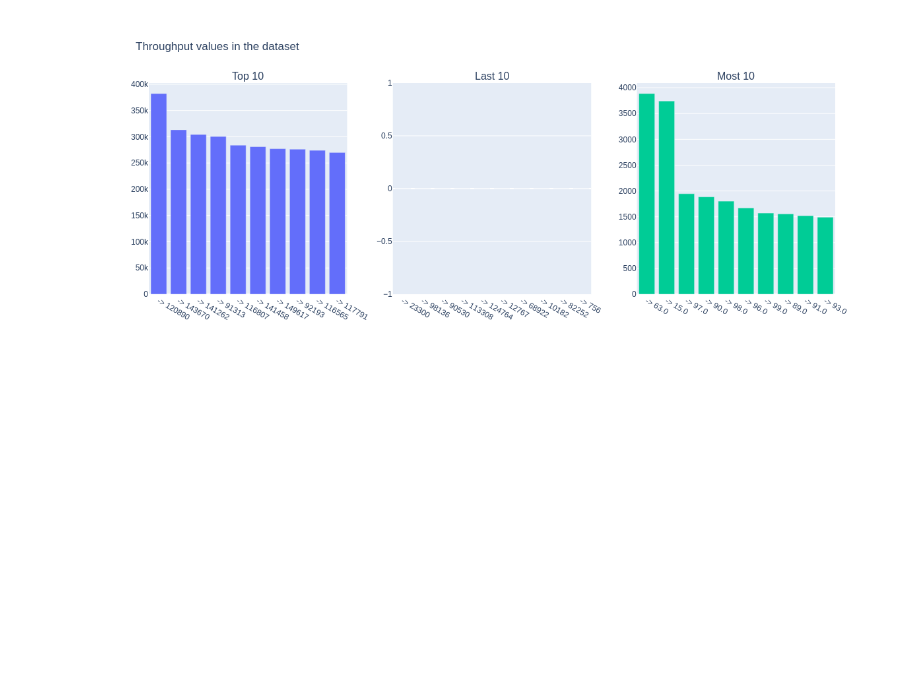
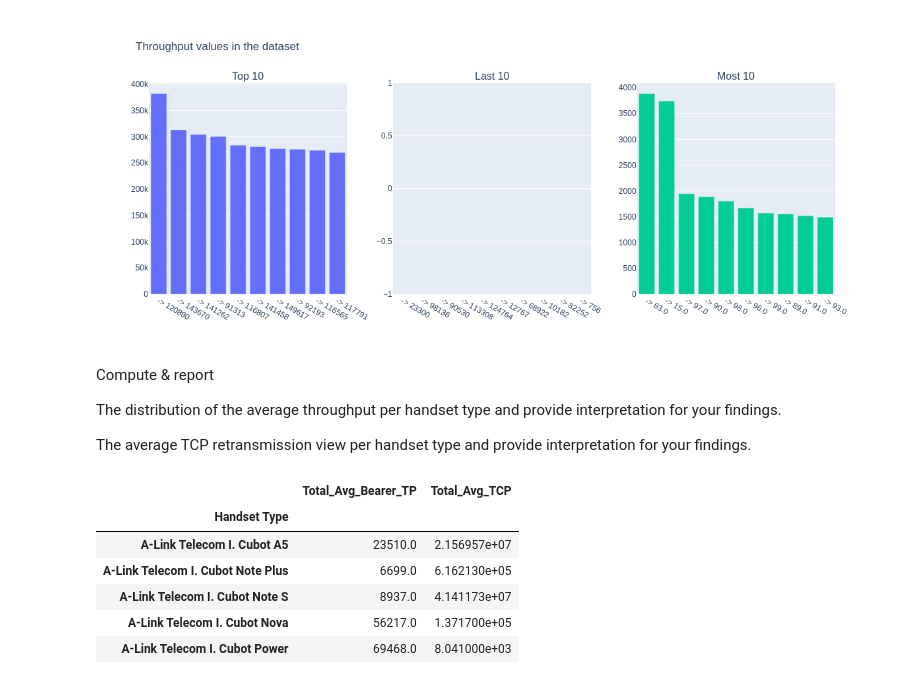
Before and after one commit to brook1167/Telecom-Analysis, a Jupyter notebook: notebooks/User_experience_analysis_task3.ipynb, the cells around one changed output. Cells and saved outputs as stored; diff of their text form; code cells hidden in the pictures; blank space fills up the shorter version.

Commit message:
perform task 3.2 and compute throughtput and tcp retransmission

```diff
--- a/notebooks/User_experience_analysis_task3.ipynb
+++ b/notebooks/User_experience_analysis_task3.ipynb
@@ -129,3 +129,21 @@ mult_hist([top_10, last_10, most_10, top_10], 1,
           3, "Throughput values in the dataset", ['Top 10', 'Last 10', 'Most 10'])
 # %% [output]
 [figure]
+# %% [markdown]
+Compute & report
+
+The distribution of the average throughput per handset type and provide interpretation for your findings.
+
+The average TCP retransmission view per handset type and provide interpretation for your findings.
+# %%
+handset_type_agg = telecom_df.groupby('Handset Type').agg(
+    {'Total_Avg_Bearer_TP': 'mean', 'Total_Avg_TCP': 'mean'})
+handset_type_agg.head()
+# %% [output]
+|  | Total_Avg_Bearer_TP | Total_Avg_TCP |
+| Handset Type |  |  |
+| A-Link Telecom I. Cubot A5 | 23510.0 | 2.156957e+07 |
+| A-Link Telecom I. Cubot Note Plus | 6699.0 | 6.162130e+05 |
+| A-Link Telecom I. Cubot Note S | 8937.0 | 4.141173e+07 |
+| A-Link Telecom I. Cubot Nova | 56217.0 | 1.371700e+05 |
+| A-Link Telecom I. Cubot Power | 69468.0 | 8.041000e+03 |
```
Also changed, not shown: parts of 2 cells of this notebook.
